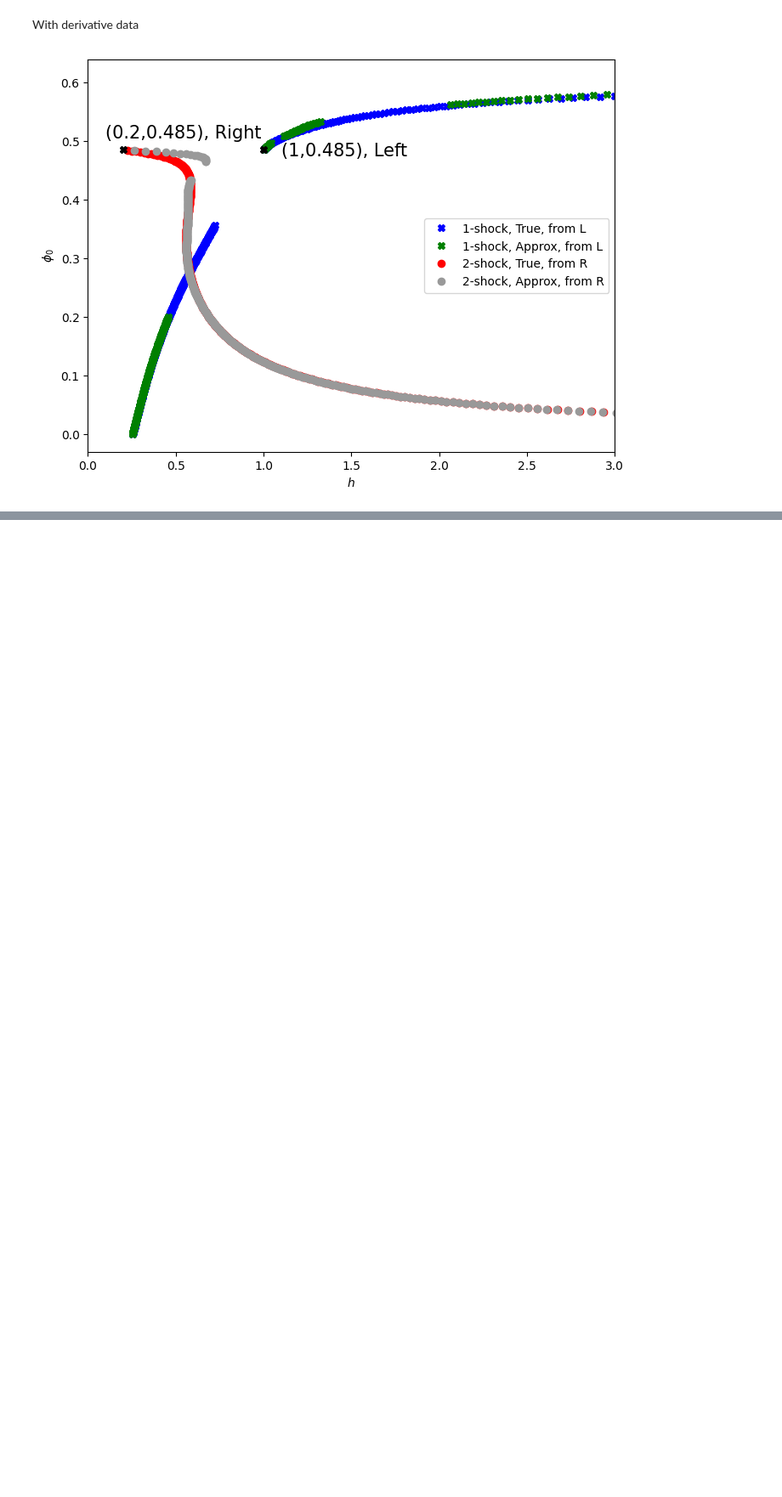
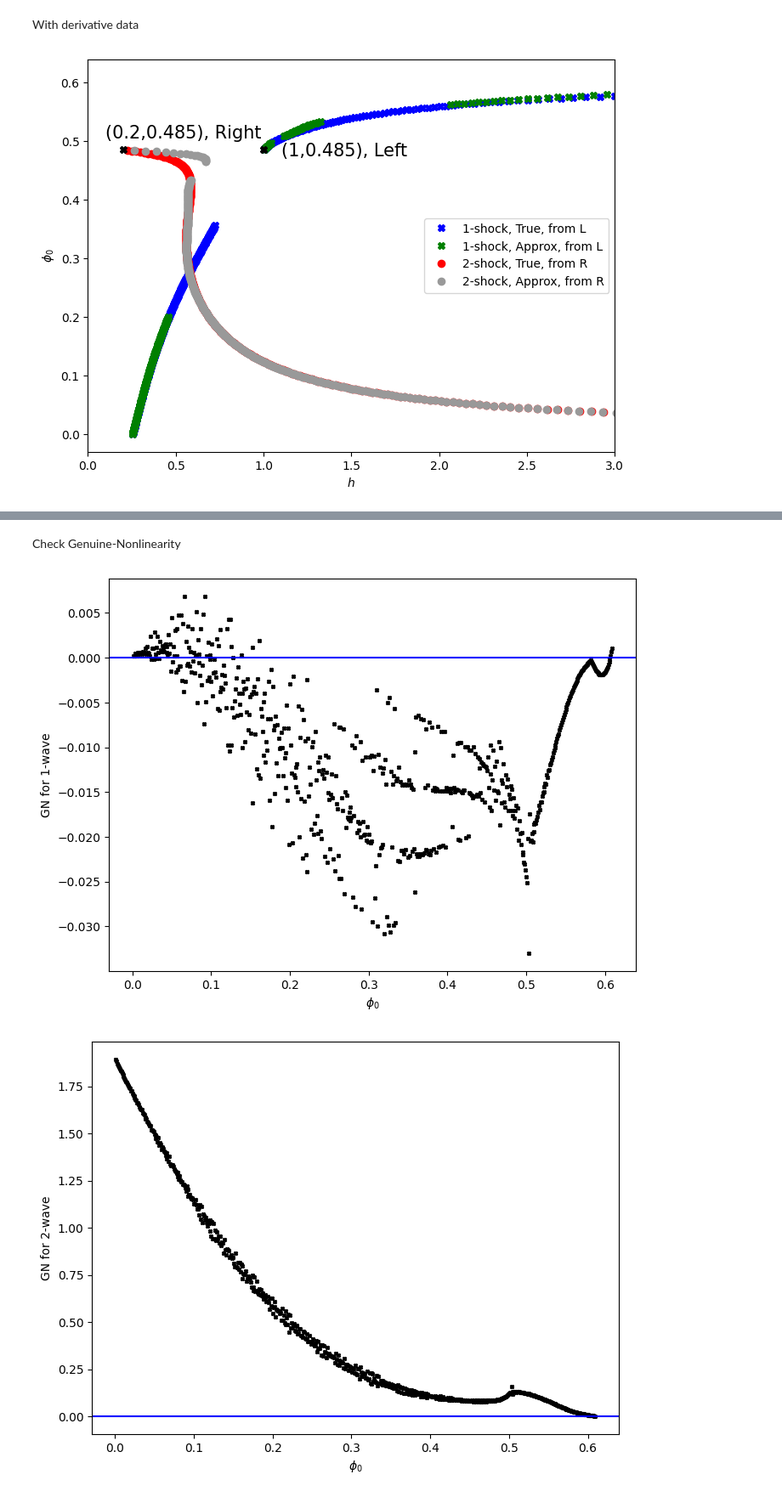
Before and after one commit to HK-Tan/Generic-Structural-Stability---Numerical-Simulations-for-Particle-Laden-Flow, a Jupyter notebook: PLF-Finalized.ipynb, the cells around one changed output, grey strips where cells are left out. Shown at 85% size. Saved outputs shown, nothing was run; the diff lists cells and outputs as text; code cells hidden in the pictures; blank space fills up the shorter version.

```diff
--- a/PLF-Finalized.ipynb
+++ b/PLF-Finalized.ipynb
@@ -1825,0 +1898,61 @@ plt.show()
+# %% [markdown]
+Check Genuine-Nonlinearity
+# %%
+def check_1(phi_0):
+    ## Uses global ffluxfun, gfluxfun, fpfluxfun, gpfluxfun, fppfluxfun, gppfluxfun
+    ## Checks for validity of genuine nonlinearity for the first wave.
+    f, f_p, f_pp = ffluxfun(phi_0), fpfluxfun(phi_0), fppfluxfun(phi_0)
+    g, g_p, g_pp = gfluxfun(phi_0), gpfluxfun(phi_0), gppfluxfun(phi_0)
+    tr = 3*f - phi_0*f_p + g_p
+    disc = np.sqrt(max(0.00001,tr**2 - 12*(f*g_p - g*f_p)))
+    lambda_1 = 1/2*(tr - disc**(1/2)) ##
+    tr_p = 2*f_p-phi_0*f_pp + g_pp
+    disc_p = 2*tr*tr_p - 12*(f*g_pp - g*f_pp)
+    lambda_1_p = 1/2*(tr_p - 1/2*disc**(-1/2)*disc_p) ##
+    return 2*(lambda_1 - phi_0*lambda_1_p)*(lambda_1 - g_p) + lambda_1_p*(3*g - phi_0*g_p)
+
+
+def check_2(phi_0):
+    ## Uses global ffluxfun, gfluxfun, fpfluxfun, gpfluxfun, fppfluxfun, gppfluxfun
+    ## Checks for validity of genuine nonlinearity for the first wave.
+    f, f_p, f_pp = ffluxfun(phi_0), fpfluxfun(phi_0), fppfluxfun(phi_0)
+    g, g_p, g_pp = gfluxfun(phi_0), gpfluxfun(phi_0), gppfluxfun(phi_0)
+    tr = 3*f - phi_0*f_p + g_p
+    disc = np.sqrt(max(0.00001,tr**2 - 12*(f*g_p - g*f_p)))
+    lambda_2 = 1/2*(tr + disc**(1/2)) ##
+    tr_p = 2*f_p-phi_0*f_pp + g_pp
+    disc_p = 2*tr*tr_p - 12*(f*g_pp - g*f_pp)
+    lambda_2_p = 1/2*(tr_p + 1/2*disc**(-1/2)*disc_p) ##
+    return 2*(lambda_2 - phi_0*lambda_2_p)*(lambda_2 - g_p) + lambda_2_p*(3*g - phi_0*g_p)
+
+phi_0stoplot = np.arange(0,611)[1:-1]*gap
+wave_1_sto = []
+wave_2_sto = []
+
+for p in phi_0stoplot:
+  wave_1_sto.append(check_1(p))
+  wave_2_sto.append(check_2(p))
+
+wave_1_sto = np.array(wave_1_sto)
+wave_2_sto = np.array(wave_2_sto)
+
+
+
+plt.figure(figsize = (8,6))
+plt.plot(phi_0stoplot, wave_1_sto, color = (0,0,0),  marker = 'X', ls='none', ms = 3)
+plt.axhline(y=0, color='b', linestyle='-')
+#plt.ylim([0.4,0.6])
+plt.xlabel(r'$\phi_0$')
+plt.ylabel('GN for 1-wave')
+plt.show()
+
+plt.figure(figsize = (8,6))
+plt.plot(phi_0stoplot, wave_2_sto, color = (0,0,0),  marker = 'X', ls='none', ms = 3)
+plt.axhline(y=0, color='b', linestyle='-')
+#plt.ylim([0.4,0.6])
+plt.xlabel(r'$\phi_0$')
+plt.ylabel('GN for 2-wave')
+plt.show()
+# %% [output]
+[figure, added]
+[figure, added]
```
Also changed, not shown: parts of 8 cells of this notebook, 2 other files.
